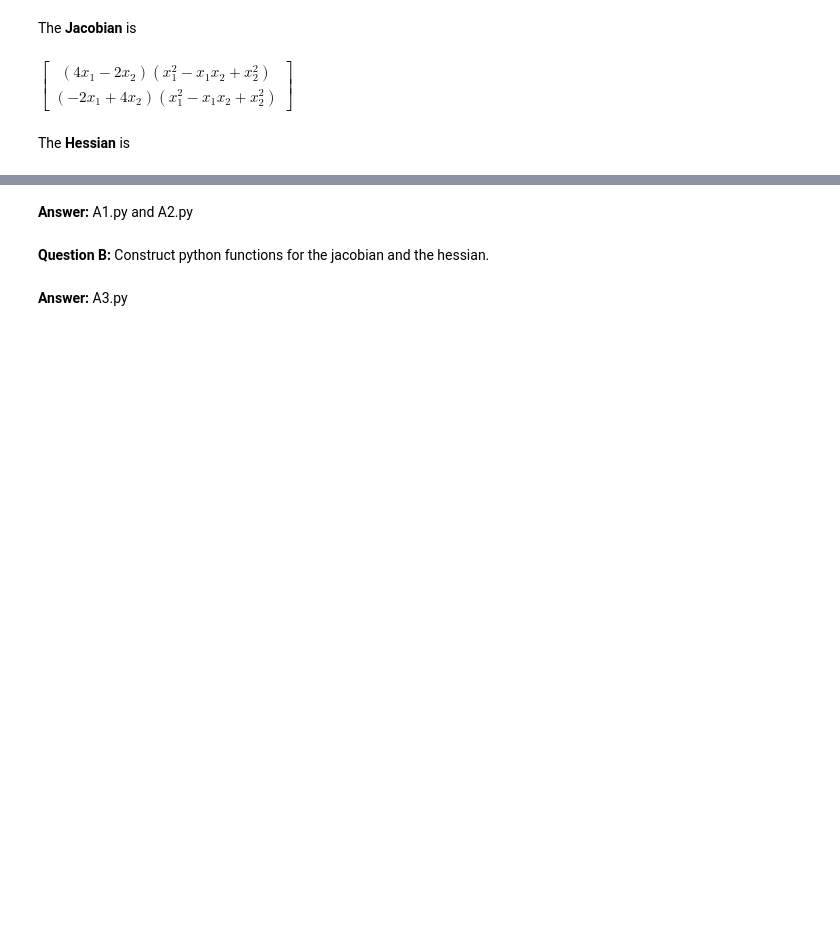
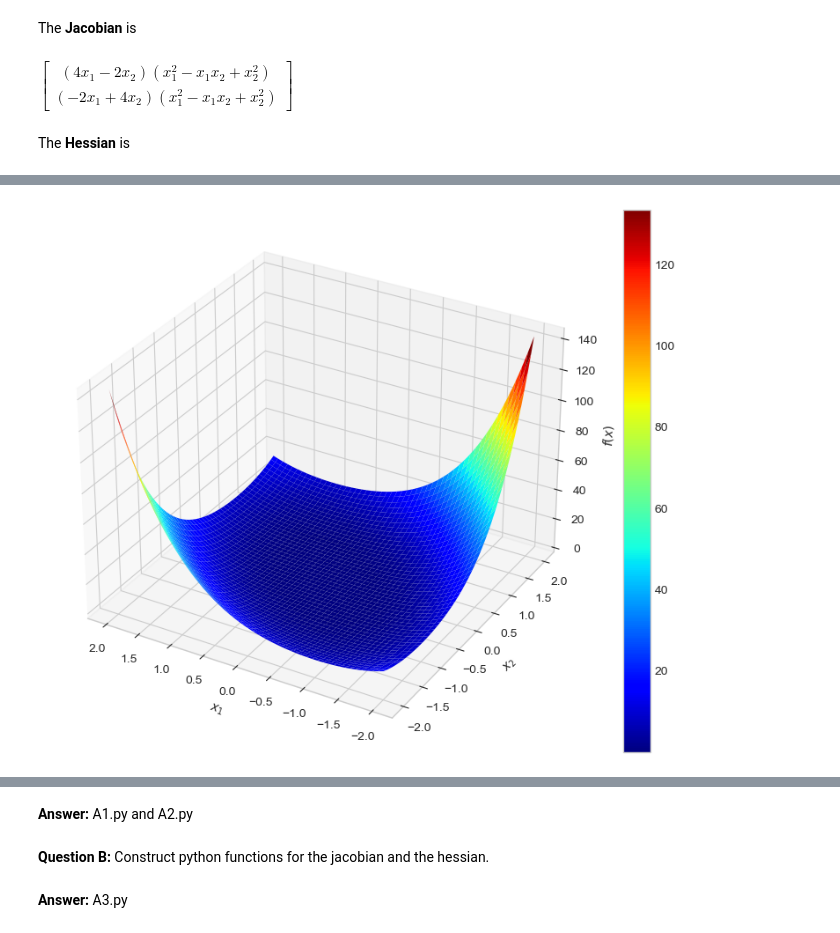
Before and after one commit to NumEconCopenhagen/IntroProg-exercises, a Jupyter notebook: PS7/problem_set_7.ipynb, the cells around one changed output, grey strips where cells are left out. Saved outputs shown, nothing was run; the diff lists cells and outputs as text; code cells hidden in the pictures; blank space fills up the shorter version.

```diff
--- a/PS7/problem_set_7.ipynb
+++ b/PS7/problem_set_7.ipynb
@@ -70,0 +66,28 @@ _f = sm.lambdify((x1,x2),f)
+# %%
+_f = sm.lambdify((x1,x2),f)
+
+# write your code here
+# Hint: use a np.meshgrid
+# a. grids
+x1_vec = np.linspace(-2,2,500)
+x2_vec = np.linspace(-2,2,500)
+x1_grid,x2_grid = np.meshgrid(x1_vec,x2_vec,indexing='ij')
+_f_grid = _f(x1_grid,x2_grid)
+
+# b. main
+fig = plt.figure(figsize=(10,8))
+ax = fig.add_subplot(1,1,1,projection='3d')
+cs = ax.plot_surface(x1_grid,x2_grid,_f_grid,cmap=cm.jet)
+
+# c. add labels
+ax.set_xlabel('$x_1$')
+ax.set_ylabel('$x_2$')
+ax.set_zlabel('$f(x)$')
+
+# d. invert xaxis
+ax.invert_xaxis()
+
+# e. add colorbar
+fig.colorbar(cs);
+# %% [output]
+[figure, added]
```
Also changed, not shown: parts of 31 cells of this notebook.
